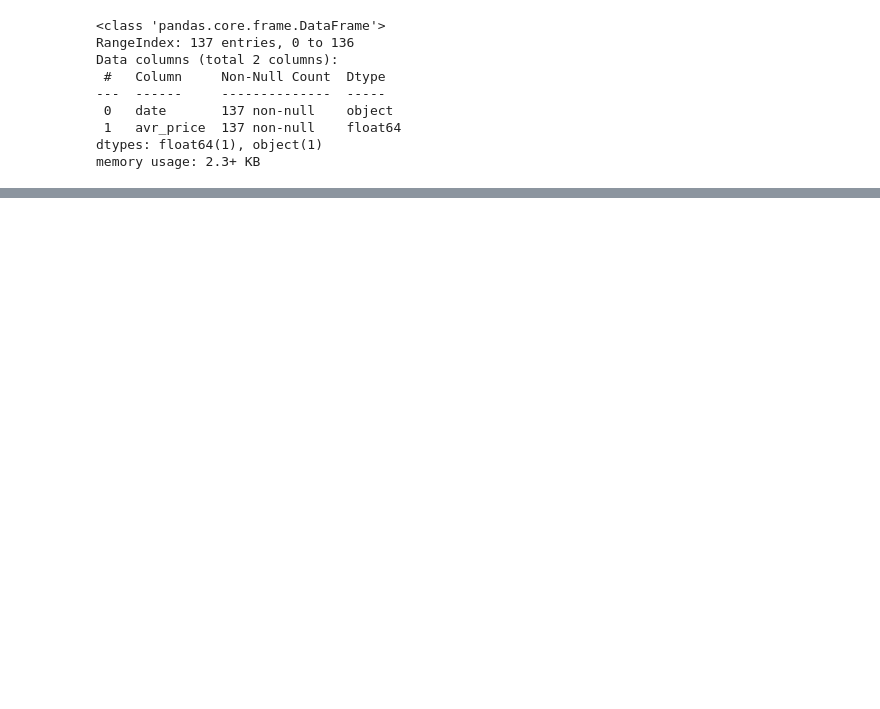
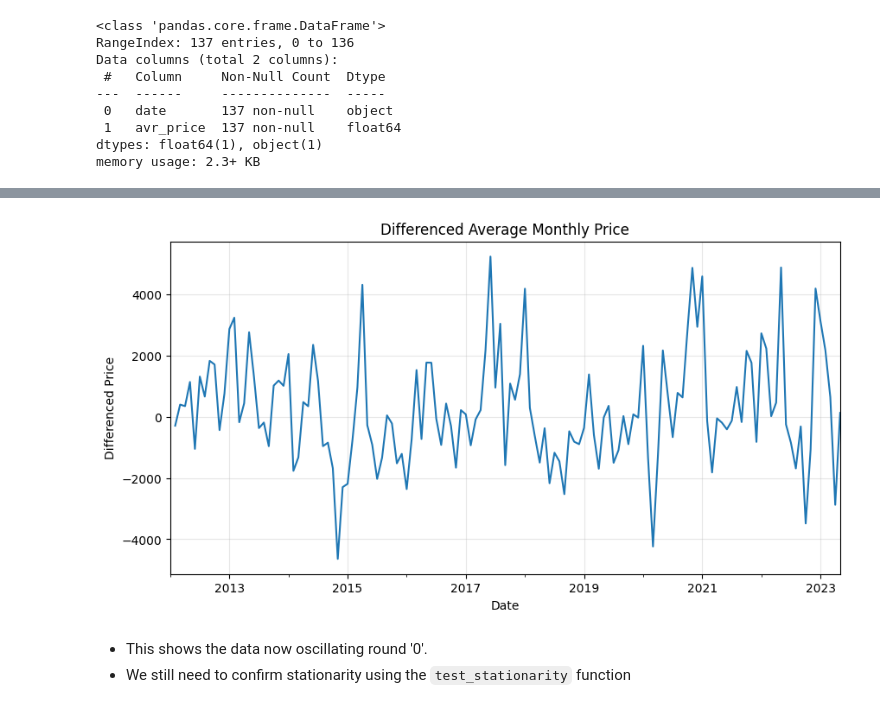
Before and after one commit to dlhegend/-TS_Academy_Capstone_Project, a Jupyter notebook: notebooks/douglas_tsa_cp.ipynb, the cells around one changed output, grey strips where cells are left out. Cells and saved outputs as stored; diff of their text form; code cells hidden in the pictures; blank space fills up the shorter version.

Commit message:
I think I'm done with the project. Finishing touches in-a-bit

```diff
--- a/notebooks/douglas_tsa_cp.ipynb
+++ b/notebooks/douglas_tsa_cp.ipynb
@@ -136,17 +51,0 @@ The series is likely non-stationary (both tests agree).
-# %%
-df['log_price'] = np.log(df['avr_price'])
-
-plt.figure(figsize=(15, 7))
-
-plt.subplot(2, 1, 1) # 2 rows, 1 column, 1st plot
-df['avr_price'].plot(title='Original Average Monthly Price')
-plt.xlabel('Date')
-plt.ylabel('Price')
-
-plt.subplot(2, 1, 2) # 2 rows, 1 column, 2nd plot
-df['log_price'].plot(title='Log-Transformed Average Monthly Price')
-plt.xlabel('Date')
-plt.ylabel('Log Price')
-
-plt.tight_layout()
-plt.show()
@@ -321,0 +329,18 @@ plt.show()
+# %%
+# First-order differencing.
+
+'''This is done to attempt making the data stationary'''
+
+df['diff_price'] = df['avr_price'].diff()
+
+plt.figure(figsize=(10,5))
+df['diff_price'].plot(title='Differenced Average Monthly Price')
+plt.xlabel('Date')
+plt.ylabel('Differenced Price')
+plt.grid(True, alpha=0.3)
+plt.show()
+# %% [output]
+[figure, added]
+# %% [markdown]
+- This shows the data now oscillating round '0'.
+- We still need to confirm stationarity using the `test_stationarity` function
```
Also changed, not shown: parts of 96 cells of this notebook.
